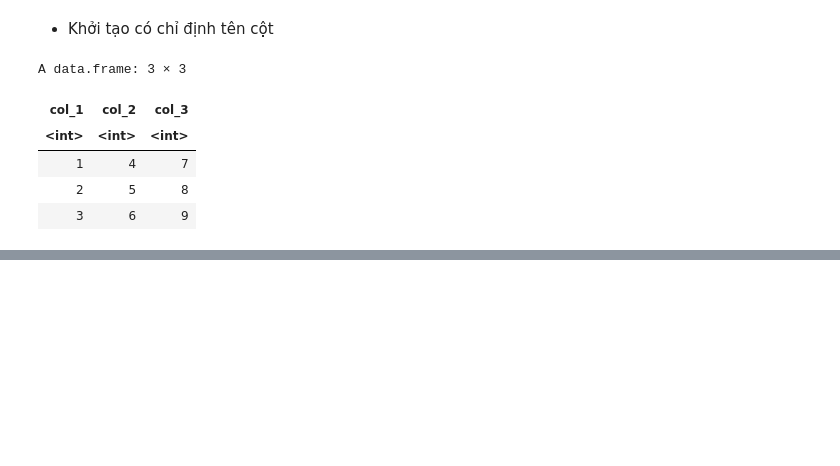
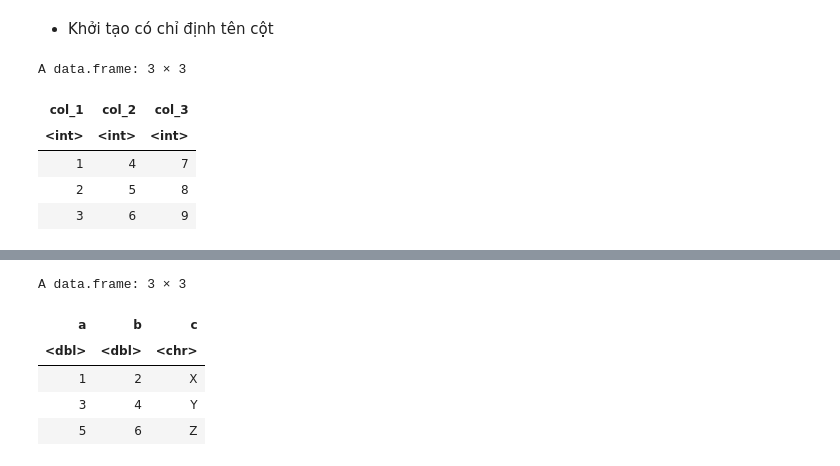
Before and after one commit to cuongpiger/R_Cookbook, a Jupyter notebook: Chapter 05. Data structures/demo.ipynb, the cells around one changed output, grey strips where cells are left out. Drawn from its saved outputs; the diff is of its cells as text; code cells hidden in the pictures; blank space fills up the shorter version.

```diff
--- a/Chapter 05. Data structures/demo.ipynb
+++ b/Chapter 05. Data structures/demo.ipynb
@@ -761,0 +798,13 @@ A data.frame: 3 × 3
+# %%
+library(dplyr)
+
+lst_of_rows = list(r1, r2, r3)
+
+bind_rows(lst_of_rows)
+# %% [output]
+A data.frame: 3 × 3
+| a | b | c |
+| <dbl> | <dbl> | <chr> |
+| 1 | 2 | X |
+| 3 | 4 | Y |
+| 5 | 6 | Z |
```
Also changed, not shown: parts of 10 cells of this notebook.
